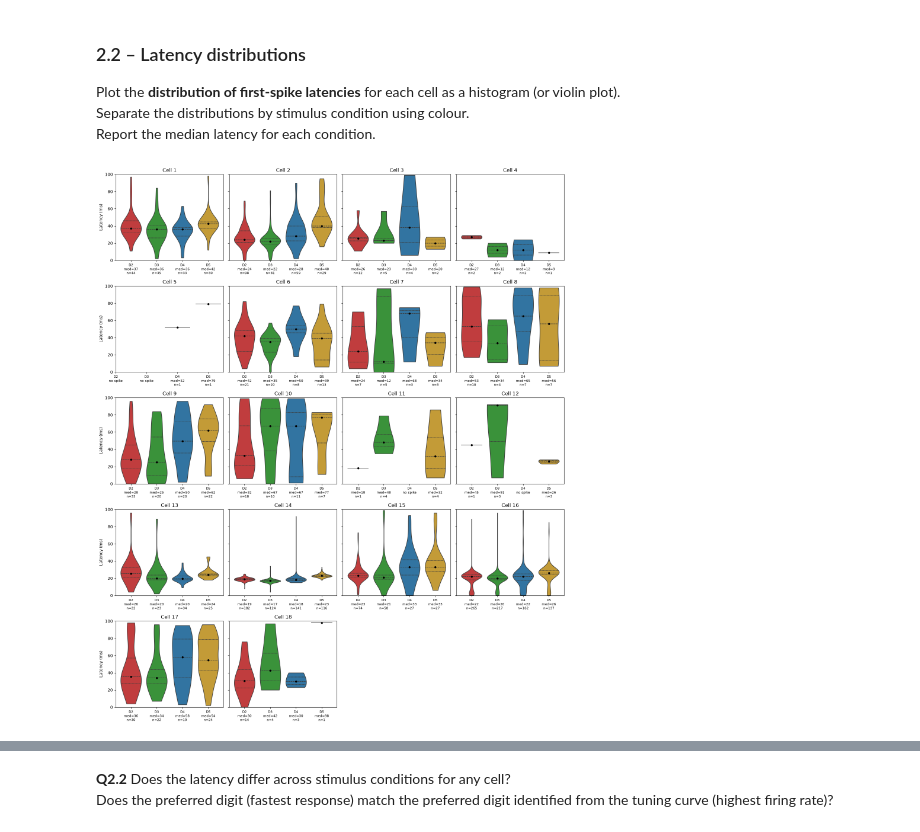
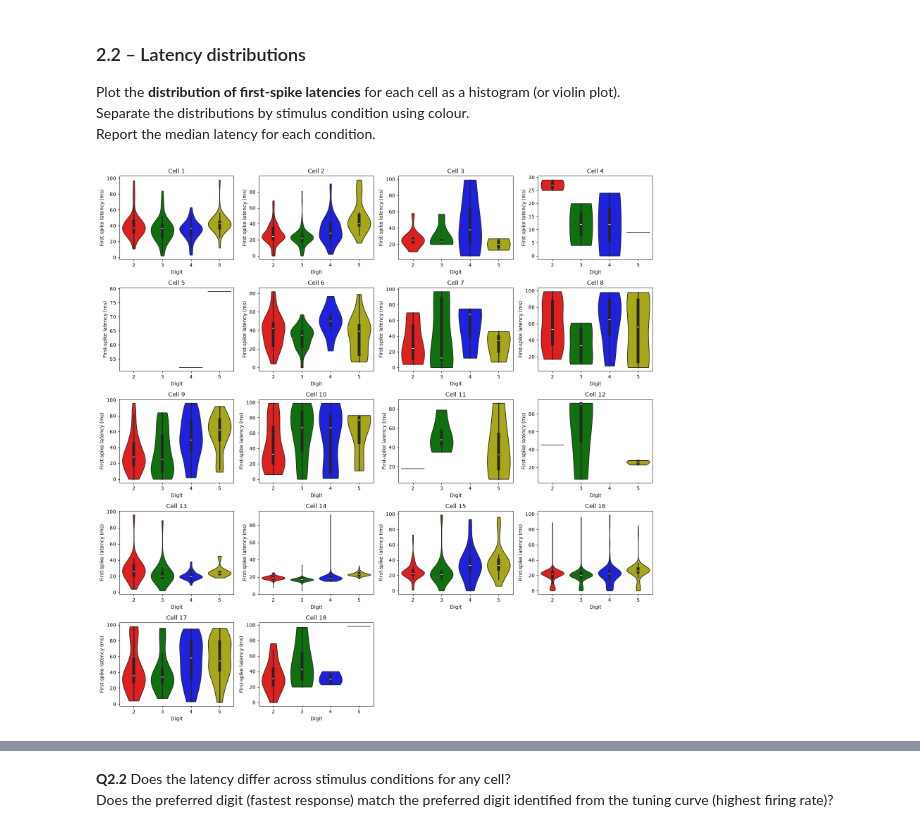
Before and after one commit to Elnettelucas/Groupe_21_HW_DataAnalysis_2026.ipynb, a Jupyter notebook: HW_SU_LFP_111026_student_2026.ipynb, the cells around one changed output, grey strips where cells are left out. Cells and saved outputs as stored; diff of their text form; code cells hidden in the pictures.

```diff
--- a/HW_SU_LFP_111026_student_2026.ipynb
+++ b/HW_SU_LFP_111026_student_2026.ipynb
@@ -200,7 +187,7 @@ import scipy.stats as stats
 
 for n in range(18):
     StimCond = cells[n]['StimCond']
-    Var_to_test = np.mean(unit_aligned[n][:, 50:100], axis=1) * 1000
+    Var_to_test = np.mean(unit_aligned[n][:, 50:100], axis=1)
 
     means = []
     sems = []
@@ -208,8 +195,9 @@ for n in range(18):
         values = Var_to_test[StimCond[:, 1] == stim]
         means.append(np.mean(values))
         sems.append(stats.sem(values))
+        #sems.append(np.std(values) / np.sqrt(len(values)))
 
-    h_stat, p_value = stats.kruskal(
+    f_stat, p_value = stats.f_oneway(
         Var_to_test[StimCond[:, 1] == 2],
         Var_to_test[StimCond[:, 1] == 3],
         Var_to_test[StimCond[:, 1] == 4],
@@ -218,7 +206,7 @@ for n in range(18):
     plt.errorbar([0, 1, 2, 3], means, yerr=sems, label=f'Cell {n+1}, p={p_value:.3g}')
 
 plt.xticks([0, 1, 2, 3], ['Stim 2', 'Stim 3', 'Stim 4', 'Stim 5'])
-plt.ylabel('Mean firing rate (spikes/s)')
+plt.ylabel('Mean firing rate (spikes/ms)')
 plt.legend(bbox_to_anchor=(1, 1))
 plt.show()
 # %% [output]
@@ -232,14 +220,14 @@ preferred = []
 
 for n in range(18):
     StimCond = cells[n]['StimCond']
-    rate = np.mean(unit_aligned[n][:, 50:100], axis=1) * 1000
+    rate = np.mean(unit_aligned[n][:, 50:100], axis=1)
 
     r2 = rate[StimCond[:, 1] == 2]
     r3 = rate[StimCond[:, 1] == 3]
     r4 = rate[StimCond[:, 1] == 4]
     r5 = rate[StimCond[:, 1] == 5]
 
-    h_stat, p_value = stats.kruskal(r2, r3, r4, r5)
+    f_stat, p_value = stats.f_oneway(r2, r3, r4, r5)
 
     if p_value < 0.05:
         # Mean firing rate for each digit
@@ -334,52 +322,33 @@ Separate the distributions by stimulus condition using colour.
 Report the median latency for each condition.
 # %%
 import seaborn as sns
-import pandas as pd
 
-# Same colour code as in class, in darker shades so yellow stays readable on white
-digit_colors = {2: 'tab:red', 3: 'tab:green', 4: 'tab:blue', 5: 'goldenrod'}
-digits = [2, 3, 4, 5]
+color = {2: 'r', 3: 'g', 4: 'b', 5: 'y'}
 
-fig, axes = plt.subplots(5, 4, figsize=(16, 19), sharey=True)
-axes = axes.flatten()
-median_table = {}
-
+plt.figure(figsize=(16, 16))
 for n in range(18):
     StimCond = cells[n]['StimCond']
+    has_spike = latencies[n] >= 0          # vrai pour les essais avec un spike (NaN >= 0 est faux)
 
-    # One row per trial with a spike: its digit and its latency
-    df = pd.DataFrame({'digit': StimCond[:, 1], 'latency': latencies[n]})
-    df = df.dropna()  # drop trials without spike
-
-    ax = axes[n]
-    sns.violinplot(data=df, x='digit', y='latency', hue='digit', order=digits,
-                   palette=digit_colors, cut=0, inner='quart', legend=False, ax=ax)
-
-    # Median latency and number of trials for each digit
-    medians = [df.loc[df['digit'] == d, 'latency'].median() for d in digits]
-    counts = [np.sum(df['digit'] == d) for d in digits]
-    median_table[f'Cell {n+1}'] = medians
-
-    # Mark each median with a black dot and write median + n under the x-axis
-    ax.scatter(range(4), medians, color='k', s=15, zorder=3)
-    ax.set_xticks(range(4))
-    ax.set_xticklabels([f'D{d}\nmed={m:.0f}\nn={c}' if c > 0 else f'D{d}\nno spike'
-                        for d, m, c in zip(digits, medians, counts)], fontsize=8)
-
-    ax.set_title(f'Cell {n+1}')
-    ax.set_xlabel('')
-    ax.set_ylabel('Latency (ms)')
-    ax.set_ylim(0, 100)
-
-# Hide the 2 empty subplots of the 5x4 grid
-for ax in axes[18:]:
-    ax.axis('off')
-
+    plt.subplot(5, 4, n+1)
+    sns.violinplot(x=StimCond[has_spike, 1], y=latencies[n][has_spike], hue=StimCond[has_spike, 1],
+                   order=[2, 3, 4, 5], palette=color, cut=0, legend=False)
+    plt.xlabel('Digit')
+    plt.ylabel('First-spike latency (ms)')
+    plt.title('Cell ' + str(n+1))
 plt.tight_layout()
 plt.show()
 
-# Median first-spike latency (ms) per cell and digit
-median_df = pd.DataFrame(median_table, index=[f'Digit {d}' for d in digits]).T.round(0)
-print(median_df)
+# Latence médiane pour chaque condition
+print("Median latency (ms) per condition")
+print("Cell  Digit2  Digit3  Digit4  Digit5")
+for n in range(18):
+    StimCond = cells[n]['StimCond']
+    medians = []
+    for stim in [2, 3, 4, 5]:
+        lat = latencies[n][StimCond[:, 1] == stim]
+        lat = lat[lat >= 0]
+        medians.append(np.median(lat))
+    print(n+1, medians[0], medians[1], medians[2], medians[3])
 # %% [output]
-[figure, old version]
+[figure, new version]
```
Also changed, not shown: parts of 9 cells of this notebook.
